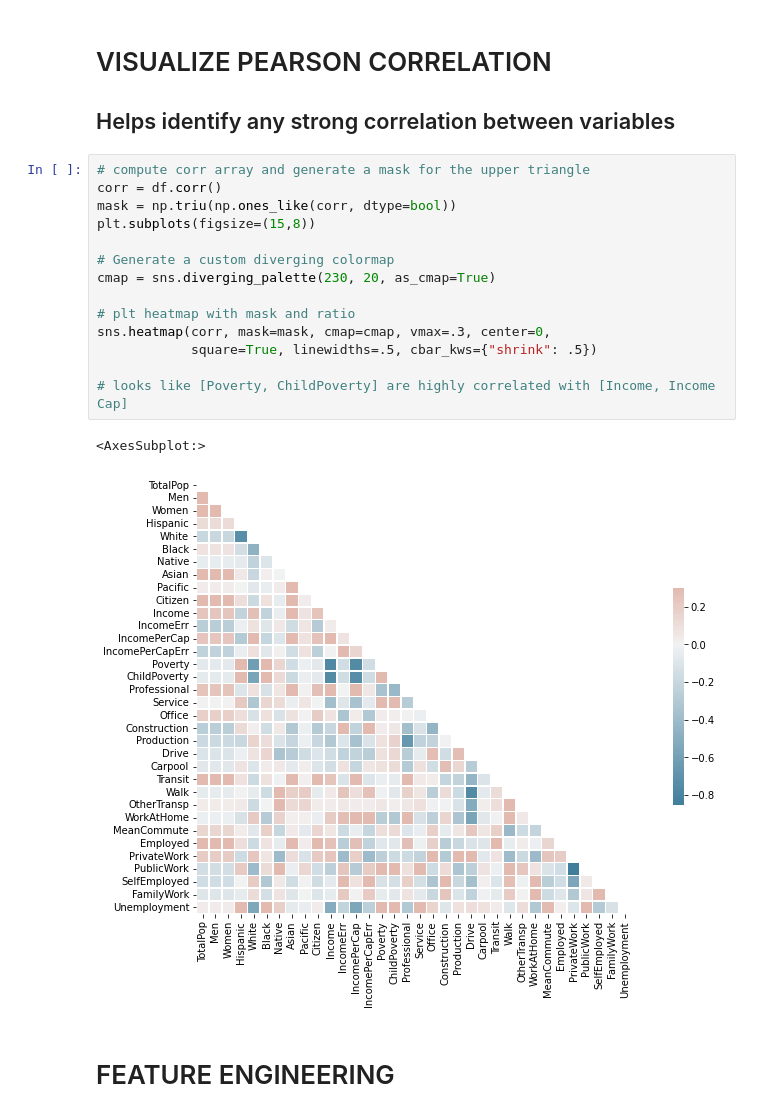
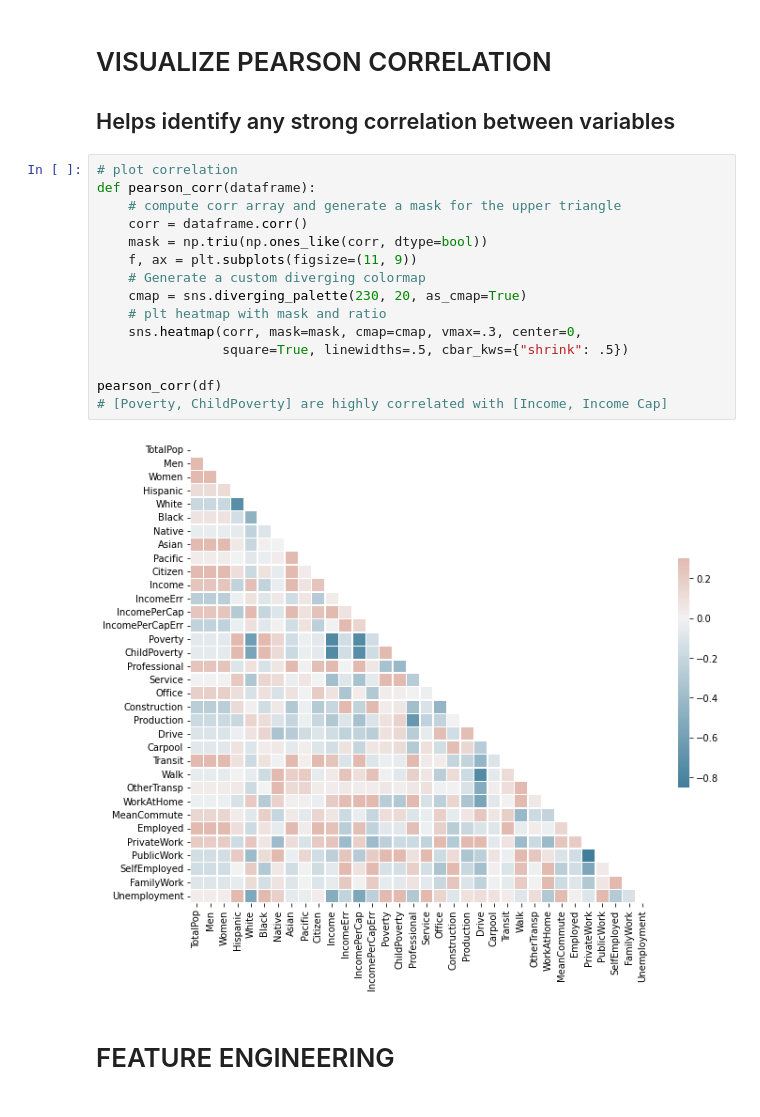
Before and after one commit to jf20541/EDA-FeatureEngineering-FeatureSelection, a Jupyter notebook: notebooks/population_segmentation.ipynb, the cells around one changed output. Cells and saved outputs as stored; diff of their text form.

```diff
--- a/notebooks/population_segmentation.ipynb
+++ b/notebooks/population_segmentation.ipynb
@@ -257,22 +248,22 @@ plt.show()
 # VISUALIZE PEARSON CORRELATION
 ## Helps identify any strong correlation between variables
 # %%
-# compute corr array and generate a mask for the upper triangle
-corr = df.corr()
-mask = np.triu(np.ones_like(corr, dtype=bool))
-plt.subplots(figsize=(15,8))
+# plot correlation
+def pearson_corr(dataframe):
+    # compute corr array and generate a mask for the upper triangle
+    corr = dataframe.corr()
+    mask = np.triu(np.ones_like(corr, dtype=bool))
+    f, ax = plt.subplots(figsize=(11, 9))
+    # Generate a custom diverging colormap
+    cmap = sns.diverging_palette(230, 20, as_cmap=True)
+    # plt heatmap with mask and ratio
+    sns.heatmap(corr, mask=mask, cmap=cmap, vmax=.3, center=0,
+                square=True, linewidths=.5, cbar_kws={"shrink": .5})
 
-# Generate a custom diverging colormap
-cmap = sns.diverging_palette(230, 20, as_cmap=True)
-
-# plt heatmap with mask and ratio
-sns.heatmap(corr, mask=mask, cmap=cmap, vmax=.3, center=0,
-            square=True, linewidths=.5, cbar_kws={"shrink": .5})
-
-# looks like [Poverty, ChildPoverty] are highly correlated with [Income, Income Cap]
+pearson_corr(df)
+# [Poverty, ChildPoverty] are highly correlated with [Income, Income Cap]
 # %% [output]
-<AxesSubplot:>
-[figure, old version]
+[figure, new version]
 # %% [markdown]
 # FEATURE ENGINEERING
 # %% [markdown]
```
Also changed, not shown: parts of 17 cells of this notebook, 1 other file.
